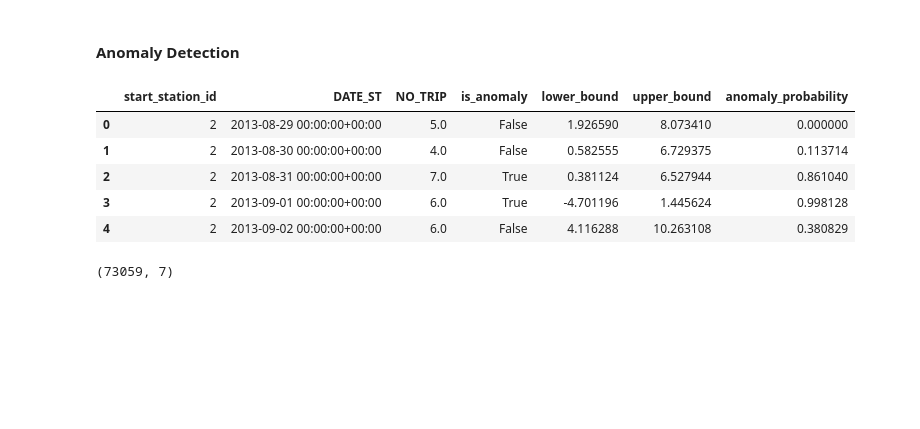
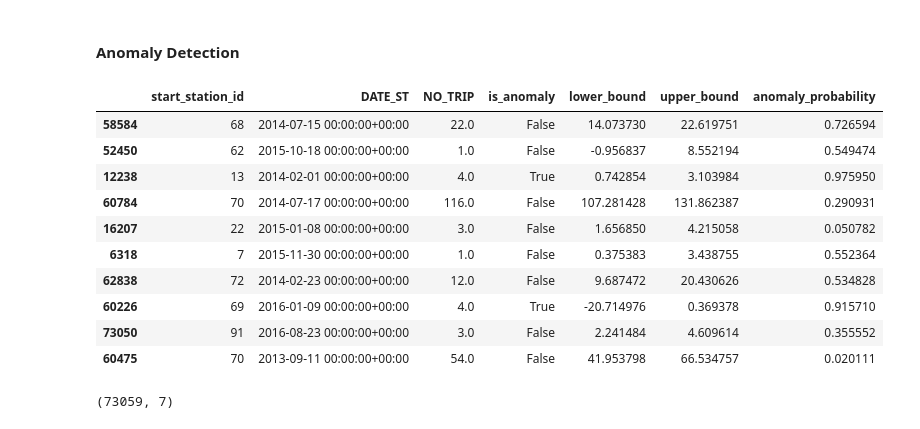
Before and after one commit to maheshpeiris0/ARIMA_ML_Models, a Jupyter notebook: BigQuery_ML/BigQuery_ARIMA.ipynb, the cells around one changed output. Saved outputs shown, nothing was run; the diff lists cells and outputs as text; code cells hidden in the pictures; blank space fills up the shorter version.

```diff
--- a/BigQuery_ML/BigQuery_ARIMA.ipynb
+++ b/BigQuery_ML/BigQuery_ARIMA.ipynb
@@ -191,15 +201,20 @@ FROM
 
  """
 model_ano = client.query(ano_sql).to_dataframe()
-# %%
-model_ano.head()
-# %% [output]
-|  | start_station_id | DATE_ST | NO_TRIP | is_anomaly | lower_bound | upper_bound | anomaly_probability |
-| 0 | 2 | 2013-08-29 00:00:00+00:00 | 5.0 | False | 1.926590 | 8.073410 | 0.000000 |
-| 1 | 2 | 2013-08-30 00:00:00+00:00 | 4.0 | False | 0.582555 | 6.729375 | 0.113714 |
-| 2 | 2 | 2013-08-31 00:00:00+00:00 | 7.0 | True | 0.381124 | 6.527944 | 0.861040 |
-| 3 | 2 | 2013-09-01 00:00:00+00:00 | 6.0 | True | -4.701196 | 1.445624 | 0.998128 |
-| 4 | 2 | 2013-09-02 00:00:00+00:00 | 6.0 | False | 4.116288 | 10.263108 | 0.380829 |
+# %%
+model_ano.sample(10)
+# %% [output]
+|  | start_station_id | DATE_ST | NO_TRIP | is_anomaly | lower_bound | upper_bound | anomaly_probability |
+| 58584 | 68 | 2014-07-15 00:00:00+00:00 | 22.0 | False | 14.073730 | 22.619751 | 0.726594 |
+| 52450 | 62 | 2015-10-18 00:00:00+00:00 | 1.0 | False | -0.956837 | 8.552194 | 0.549474 |
+| 12238 | 13 | 2014-02-01 00:00:00+00:00 | 4.0 | True | 0.742854 | 3.103984 | 0.975950 |
+| 60784 | 70 | 2014-07-17 00:00:00+00:00 | 116.0 | False | 107.281428 | 131.862387 | 0.290931 |
+| 16207 | 22 | 2015-01-08 00:00:00+00:00 | 3.0 | False | 1.656850 | 4.215058 | 0.050782 |
+| 6318 | 7 | 2015-11-30 00:00:00+00:00 | 1.0 | False | 0.375383 | 3.438755 | 0.552364 |
+| 62838 | 72 | 2014-02-23 00:00:00+00:00 | 12.0 | False | 9.687472 | 20.430626 | 0.534828 |
+| 60226 | 69 | 2016-01-09 00:00:00+00:00 | 4.0 | True | -20.714976 | 0.369378 | 0.915710 |
+| 73050 | 91 | 2016-08-23 00:00:00+00:00 | 3.0 | False | 2.241484 | 4.609614 | 0.355552 |
+| 60475 | 70 | 2013-09-11 00:00:00+00:00 | 54.0 | False | 41.953798 | 66.534757 | 0.020111 |
 # %%
 model_ano.shape
 # %% [output]
```
Also changed, not shown: parts of 5 cells of this notebook.
